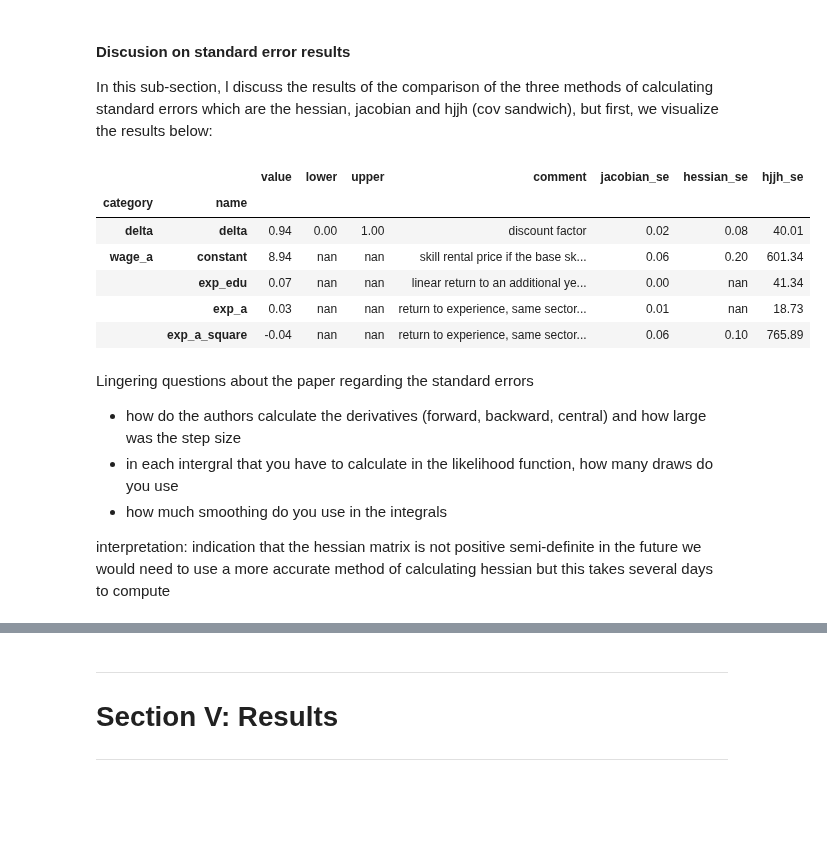
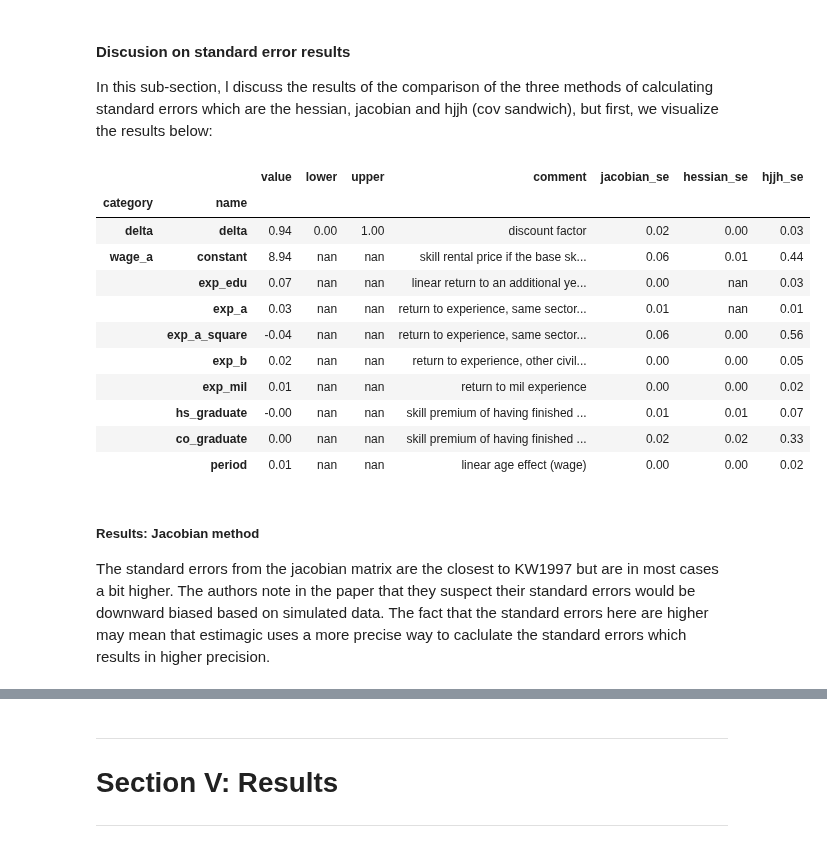
Before and after one commit to Yuleii/student-project-lindamaok899, a Jupyter notebook: student_project.ipynb, the cells around one changed output, grey strips where cells are left out. Saved outputs shown, nothing was run; the diff lists cells and outputs as text; code cells hidden in the pictures; blank space fills up the shorter version.

Commit message:
Completes replciation of standard errors in section 4.

```diff
--- a/student_project.ipynb
+++ b/student_project.ipynb
@@ -643,6 +643,9 @@ Using *estimagic* package and the criterion functions from above, l get the hess
 # %%
 # load hessian_matrix picked data
 hessian_matrix = pd.read_pickle("data/hessian_matrix.pickle")
+
+# devide by nobs to correct for scaling of likelihood functions in estimagic
+hessian_matrix *= len(extended_df['Identifier'].unique())
 # %%
 # Jacobian matrix
 jacobian_matrix = jacobian(log_like_obs_func, params, extrapolation=False)
@@ -678,28 +681,26 @@ hjjh_se = np.sqrt(np.diag(hjjh_cov_matrix))
 ##### Add standard errors to the params dictionary
 # %%
 # append strandard erorr results
-params['jacobian_se'] = jacobian_se
-params['hessian_se']=hessian_se
-params['hjjh_se'] = hjjh_se
+params = append_se_params(jacobian_se, hessian_se, hjjh_se, params)
 # %% [markdown]
 #### Discusion on standard error results
 In this sub-section, l discuss the results of the comparison of the three methods of calculating standard errors which are the hessian, jacobian and hjjh (cov sandwich), but first, we visualize the results below:
 # %%
 # visualize params dataframe with standard errors
-params = append_se_params(jacobian_se, hessian_se, hjjh_se, params)
-params.head()
+params.head(10)
 # %% [output]
 |  |  | value | lower | upper | comment | jacobian_se | hessian_se | hjjh_se |
 | category | name |  |  |  |  |  |  |  |
-| delta | delta | 0.94 | 0.00 | 1.00 | discount factor | 0.02 | 0.08 | 40.01 |
-| wage_a | constant | 8.94 | nan | nan | skill rental price if the base sk... | 0.06 | 0.20 | 601.34 |
-|  | exp_edu | 0.07 | nan | nan | linear return to an additional ye... | 0.00 | nan | 41.34 |
-|  | exp_a | 0.03 | nan | nan | return to experience, same sector... | 0.01 | nan | 18.73 |
-|  | exp_a_square | -0.04 | nan | nan | return to experience, same sector... | 0.06 | 0.10 | 765.89 |
+| delta | delta | 0.94 | 0.00 | 1.00 | discount factor | 0.02 | 0.00 | 0.03 |
+| wage_a | constant | 8.94 | nan | nan | skill rental price if the base sk... | 0.06 | 0.01 | 0.44 |
+|  | exp_edu | 0.07 | nan | nan | linear return to an additional ye... | 0.00 | nan | 0.03 |
+|  | exp_a | 0.03 | nan | nan | return to experience, same sector... | 0.01 | nan | 0.01 |
+|  | exp_a_square | -0.04 | nan | nan | return to experience, same sector... | 0.06 | 0.00 | 0.56 |
+|  | exp_b | 0.02 | nan | nan | return to experience, other civil... | 0.00 | 0.00 | 0.05 |
+|  | exp_mil | 0.01 | nan | nan | return to mil experience | 0.00 | 0.00 | 0.02 |
+|  | hs_graduate | -0.00 | nan | nan | skill premium of having finished ... | 0.01 | 0.01 | 0.07 |
+|  | co_graduate | 0.00 | nan | nan | skill premium of having finished ... | 0.02 | 0.02 | 0.33 |
+|  | period | 0.01 | nan | nan | linear age effect (wage) | 0.00 | 0.00 | 0.02 |
-# %% [markdown]
-Lingering questions about the paper regarding the standard errors
-- how do the authors calculate the derivatives (forward, backward, central) and how large was the step size
-- in each intergral that you have to calculate in the likelihood function, how many draws do you use
-- how much smoothing do you use in the integrals
-
-interpretation: indication that the hessian matrix is not positive semi-definite in the future we would need to use a more accurate method of calculating hessian but this takes several days to compute
+# %% [markdown]
+##### Results: Jacobian method
+The standard errors from the jacobian matrix are the closest to KW1997 but are in most cases a bit higher. The authors note in the paper that they suspect their standard errors would be downward biased based on simulated data. The fact that the standard errors here are higher may mean that estimagic uses a more precise way to caclulate the standard errors which results in higher precision.
```
Also changed, not shown: parts of 5 cells of this notebook.
